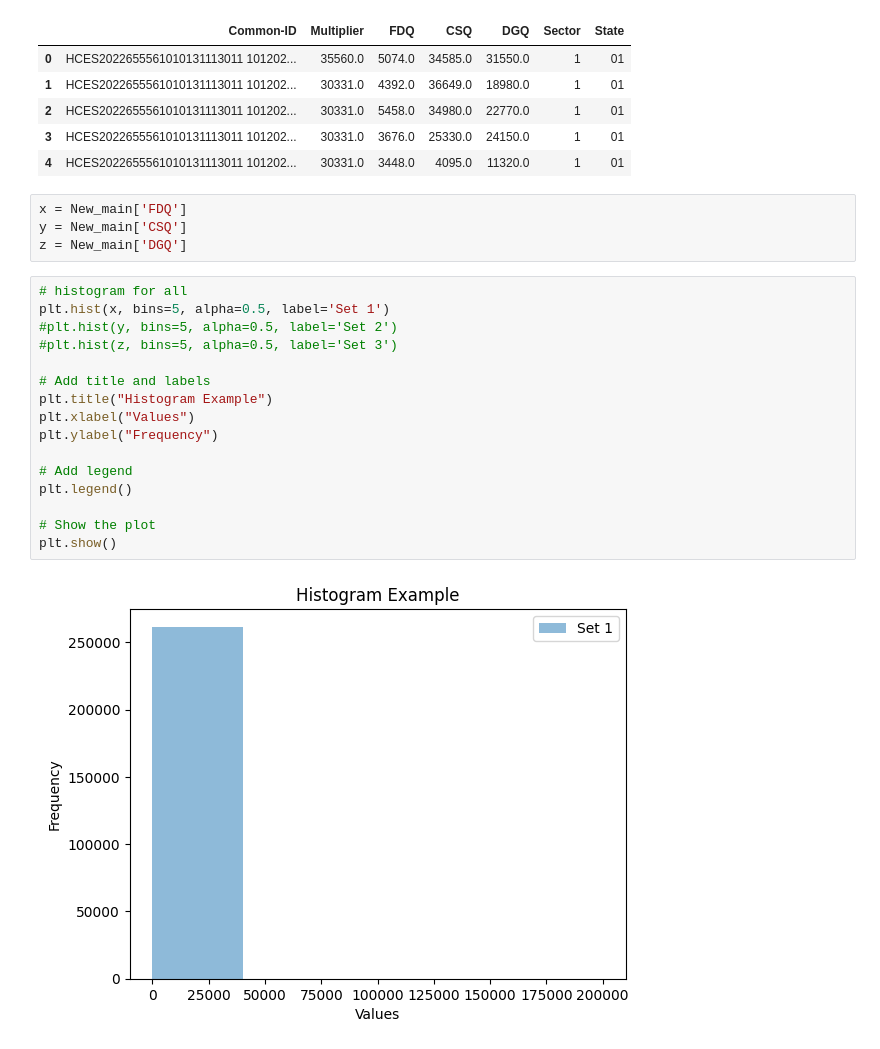
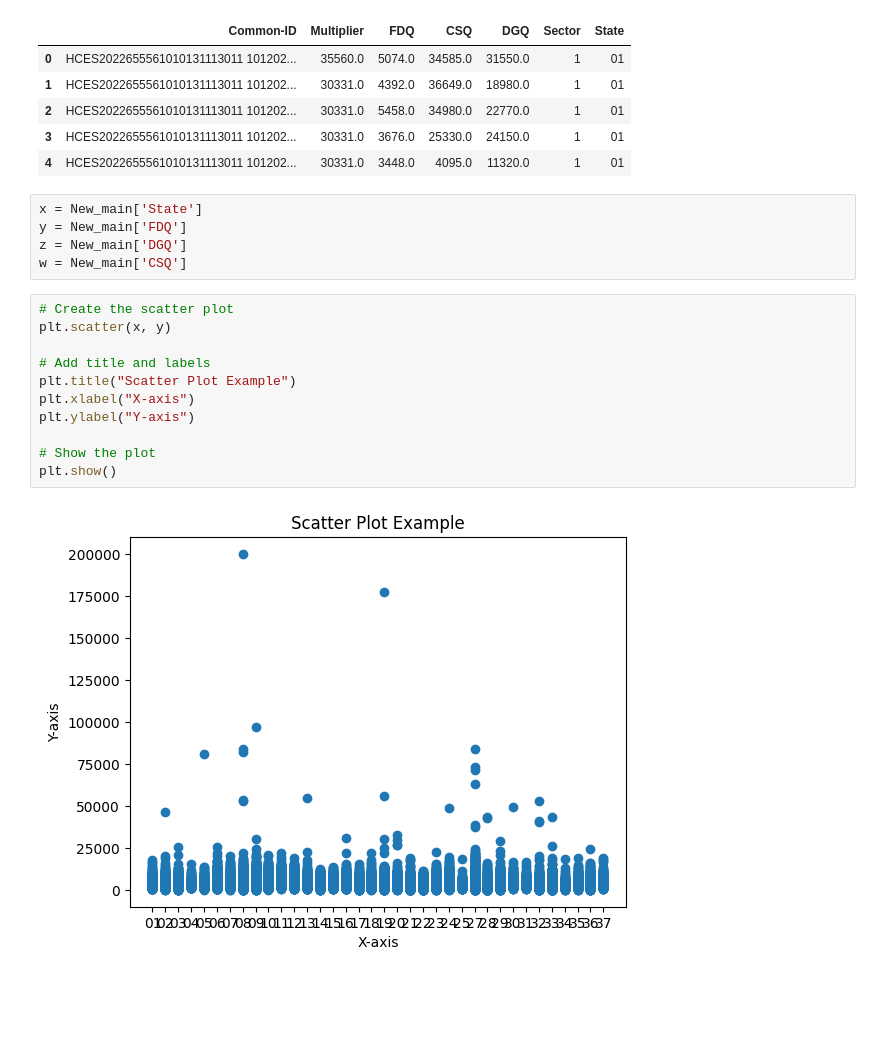
Before and after one commit to yogendrasinghyadav/Hces_data_persentage_trail, a Jupyter notebook: data.ipynb, the cells around one changed output. Saved outputs shown, nothing was run; the diff lists cells and outputs as text; blank space fills up the shorter version.

Commit message:
scatter plot added

```diff
--- a/data.ipynb
+++ b/data.ipynb
@@ -281,24 +281,20 @@ check.head(5)
 | 3 | HCES2022655561010131113011 101202... | 30331.0 | 3676.0 | 25330.0 | 24150.0 | 1 | 01 |
 | 4 | HCES2022655561010131113011 101202... | 30331.0 | 3448.0 | 4095.0 | 11320.0 | 1 | 01 |
 # %%
-x = New_main['FDQ']
-y = New_main['CSQ']
+x = New_main['State']
+y = New_main['FDQ']
 z = New_main['DGQ']
+w = New_main['CSQ']
-# %%
-# histogram for all
-plt.hist(x, bins=5, alpha=0.5, label='Set 1')
-#plt.hist(y, bins=5, alpha=0.5, label='Set 2')
-#plt.hist(z, bins=5, alpha=0.5, label='Set 3')
-
-# Add title and labels
-plt.title("Histogram Example")
-plt.xlabel("Values")
-plt.ylabel("Frequency")
-
-# Add legend
-plt.legend()
-
-# Show the plot
-plt.show()
-# %% [output]
-[figure, removed]
+# %%
+# Create the scatter plot
+plt.scatter(x, y)
+
+# Add title and labels
+plt.title("Scatter Plot Example")
+plt.xlabel("X-axis")
+plt.ylabel("Y-axis")
+
+# Show the plot
+plt.show()
+# %% [output]
+[figure, added]
```
Also changed, not shown: parts of 2 cells of this notebook.
